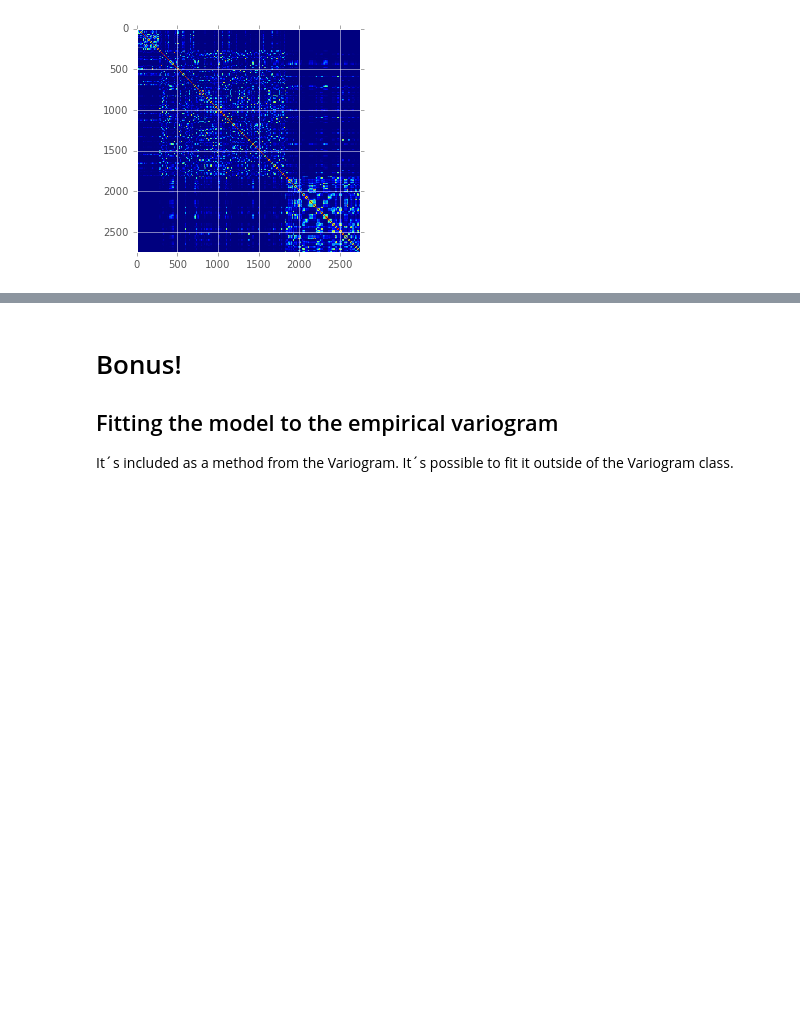
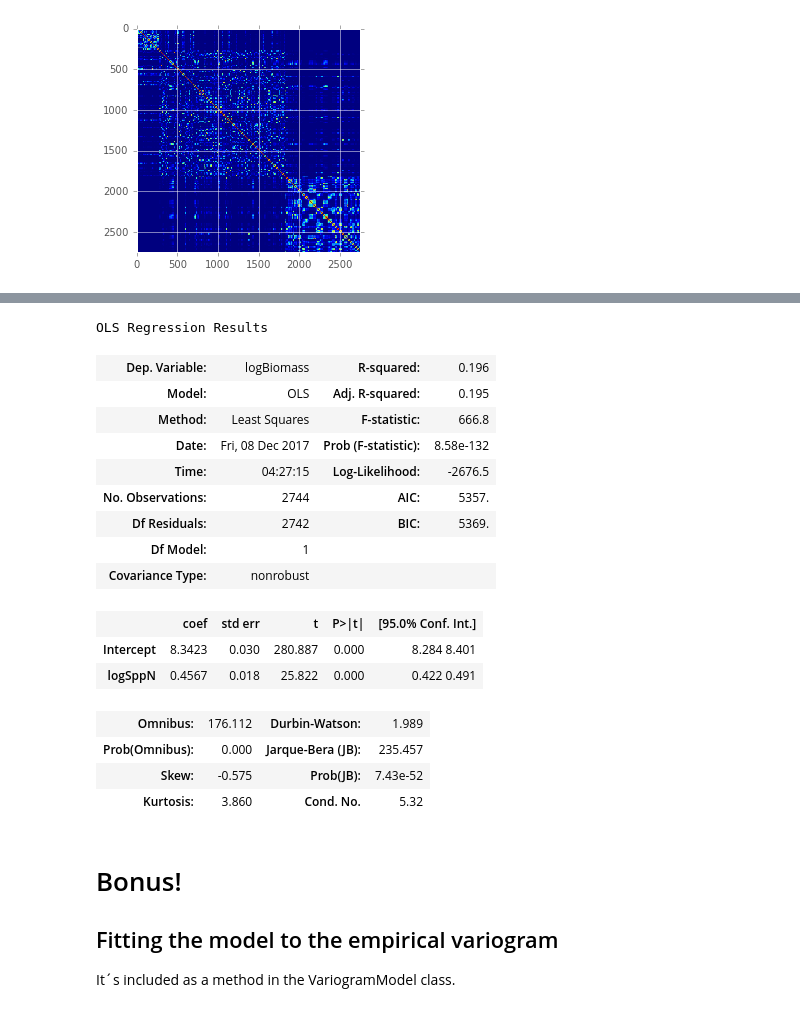
Before and after one commit to molgor/spystats, a Jupyter notebook: notebooks/Sketches_for_geopystats.ipynb, the cells around one changed output, grey strips where cells are left out. Cells and saved outputs as stored; diff of their text form; code cells hidden in the pictures; blank space fills up the shorter version.

```diff
--- a/notebooks/Sketches_for_geopystats.ipynb
+++ b/notebooks/Sketches_for_geopystats.ipynb
@@ -101,7 +121,32 @@ GLS Regression Results
+# %%
+## Without spatial structure
+import statsmodels.formula.api as smf
+
+model3 = smf.ols(formula='logBiomass ~ logSppN',data=section)
+results = model3.fit()
+results.summary()
+# %% [output]
+OLS Regression Results
+| Dep. Variable: | logBiomass | R-squared: | 0.196 |
+| Model: | OLS | Adj. R-squared: | 0.195 |
+| Method: | Least Squares | F-statistic: | 666.8 |
+| Date: | Fri, 08 Dec 2017 | Prob (F-statistic): | 8.58e-132 |
+| Time: | 04:27:15 | Log-Likelihood: | -2676.5 |
+| No. Observations: | 2744 | AIC: | 5357. |
+| Df Residuals: | 2742 | BIC: | 5369. |
+| Df Model: | 1 |  |  |
+| Covariance Type: | nonrobust |  |  |
+|  | coef | std err | t | P>|t| | [95.0% Conf. Int.] |
+| Intercept | 8.3423 | 0.030 | 280.887 | 0.000 | 8.284 8.401 |
+| logSppN | 0.4567 | 0.018 | 25.822 | 0.000 | 0.422 0.491 |
+| Omnibus: | 176.112 | Durbin-Watson: | 1.989 |
+| Prob(Omnibus): | 0.000 | Jarque-Bera (JB): | 235.457 |
+| Skew: | -0.575 | Prob(JB): | 7.43e-52 |
+| Kurtosis: | 3.860 | Cond. No. | 5.32 |
 # %% [markdown]
 # Bonus!
 ## Fitting the model to the empirical variogram
-It´s included as a method from the Variogram. It´s possible to fit it outside of the Variogram class.
+It´s included as a method in the VariogramModel class.
 # %%
 matm = tools.MaternVariogram(sill=0.34,range_a=100000,nugget=0.33,kappa=0.5)
 expmm = tools.ExponentialVariogram(sill=0.34,range_a=100000,nugget=0.33)
```
Also changed, not shown: parts of 5 cells of this notebook.
